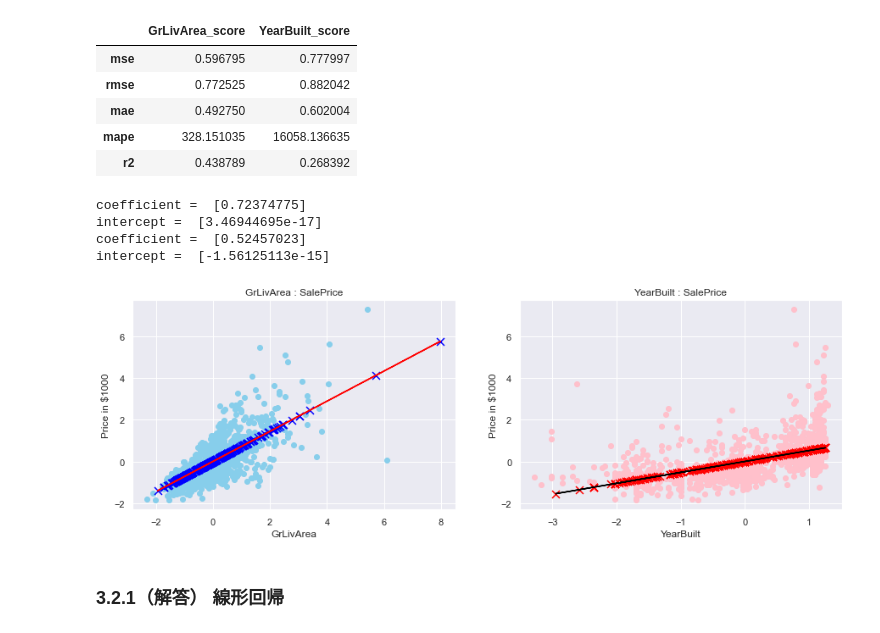
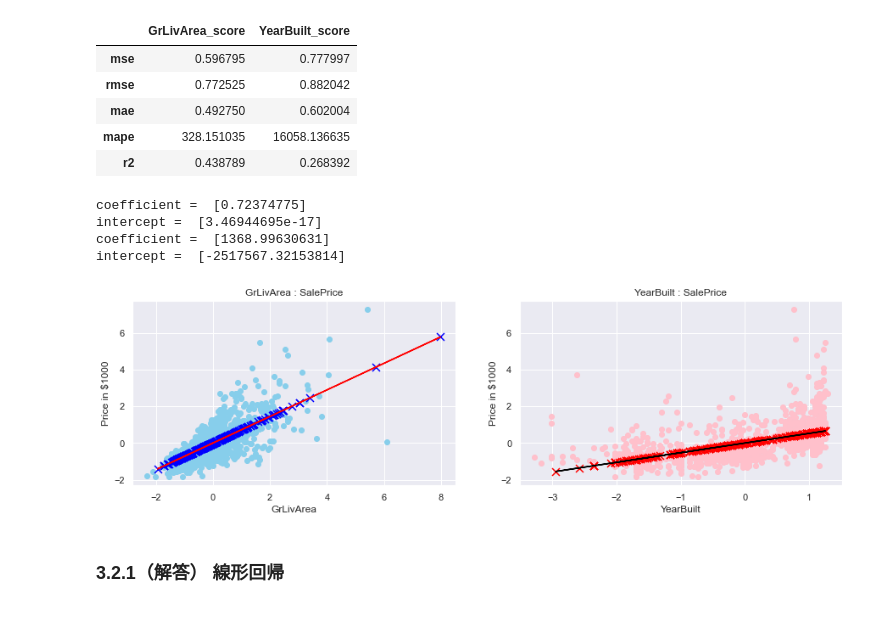
Before and after one commit to T-Sawao/diveintocode-ml, a Jupyter notebook: week4-session2.ipynb, the cells around one changed output. Cells and saved outputs as stored; diff of their text form; code cells hidden in the pictures.

```diff
--- a/week4-session2.ipynb
+++ b/week4-session2.ipynb
@@ -342,7 +334,7 @@ def senkeikaiki1(x1, x, y = y_train, model= LinearRegression()):
     y_pred = model.predict(x1)
     return y_pred
 # %%
-predicted_value_list = senkeikaiki1(x1 = x_test, x = x_train)
+predicted_value_list = senkeikaiki1(x1 = x_test)
 print(f"特微量 : {x_test[1]}  予測値 : ${int(predicted_value_list[1])}  実際値 : ${int(y_test[1])}")
 print(f"特微量 : {x_test[2]}  予測値 : ${int(predicted_value_list[2])}  実際値 : ${int(y_test[2])}")
 print(f"特微量 : {x_test[3]}  予測値 : ${int(predicted_value_list[3])}  実際値 : ${int(y_test[3])}")
@@ -479,10 +467,10 @@ GrLivArea(リビングの広さ)が3000の時、価格は $[[344026.55361178]]
 YearBuilt(建設年)が1980年の時、価格は $[[193045.36495391]] と予測されます
 # %%
 # 線形回帰 → アンパック
-gla_std_a = senkeikaiki(x1 =GrLivArea_test_std, x = GrLivArea_train_std, y = y_train_std)
-score_dict_gla_std = score(gla_std_a, y1 = y_test_std)
-yb_std_a = yb = senkeikaiki(x1 = YearBuilt_test_std, x = YearBuilt_train_std, y = y_train_std)
-score_dict_yb_std= score(yb_std_a, y1 = y_test_std)
+gla_std_anpack = senkeikaiki(x1 =GrLivArea_test_std, x = GrLivArea_train_std, y = y_train_std)
+score_dict_gla_std = score(gla_std_anpack, y1 = y_test_std)
+yb_std_anpack = senkeikaiki(x1 = YearBuilt_test_std, x = YearBuilt_train_std, y = y_train_std)
+score_dict_yb_std = score(yb_std_anpack, y1 = y_test_std)
 
 pf_gla = pd.DataFrame(score_dict_gla_std.values(), index = score_dict_gla_std.keys())
 pf_gla = pf_gla.rename(columns = {0:"GrLivArea_score"})
@@ -491,7 +479,6 @@ pf_yb = pd.DataFrame(score_dict_yb_std.values(), index = score_dict_yb_std.keys(
 pf_yb = pf_yb.rename(columns = {0:"YearBuilt_score"})
 
 pf =pd.concat([pf_gla, pf_yb],1)
-
 pf
 # %% [output]
 |  | GrLivArea_score | YearBuilt_score |
@@ -502,50 +489,46 @@ pf
 | r2 | 0.438789 | 0.268392 |
 # %%
 # GrLivArea線形モデル
-lr2_plot = LinearRegression()
-X = GrLivArea_test_std  # 説明変数（Numpyの配列）
-Y = gla_std_a           # 目的変数（Numpyの配列）
-lr2_plot.fit(X, Y)        # 線形モデルの重みを学習
+g_plot_2 = LinearRegression()
+g_plot_2.fit(GrLivArea_test_std, gla_std_anpack) # 線形モデルの重みを学習
 
-print('coefficient = ', lr2_plot.coef_[0]) # 説明変数の係数を出力
-print('intercept = ', lr2_plot.intercept_) # 切片を出力
+print('coefficient = ', g_plot_2.coef_[0]) # 説明変数の係数を出力
+print('intercept = ', g_plot_2.intercept_) # 切片を出力
 
 # YearBuilt線形モデル
-lr3_plot = LinearRegression()
-X1 = YearBuilt_test_std  # 説明変数（Numpyの配列）
-Y1 = yb_std_a           # 目的変数（Numpyの配列）
-lr3_plot.fit(X1, Y1)        # 線形モデルの重みを学習
+y_plot_2 = LinearRegression()
+y_plot_2.fit(YearBuilt_test_std, yb_std_anpack)        # 線形モデルの重みを学習
 
-print('coefficient = ', lr3_plot.coef_[0]) # 説明変数の係数を出力
-print('intercept = ', lr3_plot.intercept_) # 切片を出力
+print('coefficient = ', y_plot.coef_[0]) # 説明変数の係数を出力
+print('intercept = ', y_plot.intercept_) # 切片を出力
 # %% [output]
 coefficient =  [0.72374775]
 intercept =  [3.46944695e-17]
-coefficient =  [0.52457023]
-intercept =  [-1.56125113e-15]
+coefficient =  [1368.99630631]
+intercept =  [-2517567.32153814]
 # %%
-fig = plt.figure(figsize=(15, 10))
+fig = plt.figure(figsize=(15, 4))
 
-ax1 = fig.add_subplot(2, 2, 1)
-ax2 = fig.add_subplot(2, 2, 2)
+ax1 = fig.add_subplot(1, 2, 1)
+ax2 = fig.add_subplot(1, 2, 2)
 
 ax1.scatter(GrLivArea_train_std, y_train_std, color="skyblue")
-ax1.scatter(GrLivArea_test_std, gla_std_a, color="blue", marker="x", s=80) # 線形回帰の検証データを出力
-ax1.plot(X, lr2_plot.predict(X), color = 'red') # 回帰直線をプロット
+ax1.scatter(GrLivArea_test_std, gla_std_anpack, color="blue", marker="x", s=80) # 線形回帰の検証データを出力
+ax1.plot(GrLivArea_test_std, g_plot_2.predict(GrLivArea_test_std), color = 'red') # 回帰直線をプロット
 ax1.set_title("GrLivArea : SalePrice")
 ax1.set_xlabel("GrLivArea")
 ax1.set_ylabel("Price in $1000")
 ax1.grid(True)
 
 ax2.scatter(YearBuilt_train_std, y_train_std, color="pink")
-ax2.scatter(YearBuilt_test_std, yb_std_a, color="red", marker="x", s=80) # 線形回帰の検証データを出力
-ax2.plot(X1, lr3_plot.predict(X1), color = 'black') # 回帰直線をプロット
+ax2.scatter(YearBuilt_test_std, yb_std_anpack , color="red", marker="x", s=80) # 線形回帰の検証データを出力
+ax2.plot(YearBuilt_test_std, y_plot_2.predict(YearBuilt_test_std), color = 'black') # 回帰直線をプロット
 ax2.set_title("YearBuilt : SalePrice")
 ax2.set_xlabel("YearBuilt")
 ax2.set_ylabel("Price in $1000")
 ax2.grid(True)
 # %% [output]
-[figure, old version]
+[figure, new version]
 # %% [markdown]
 ### 3.2.1（解答） 線形回帰
 # %%
```
Also changed, not shown: parts of 25 cells of this notebook.
